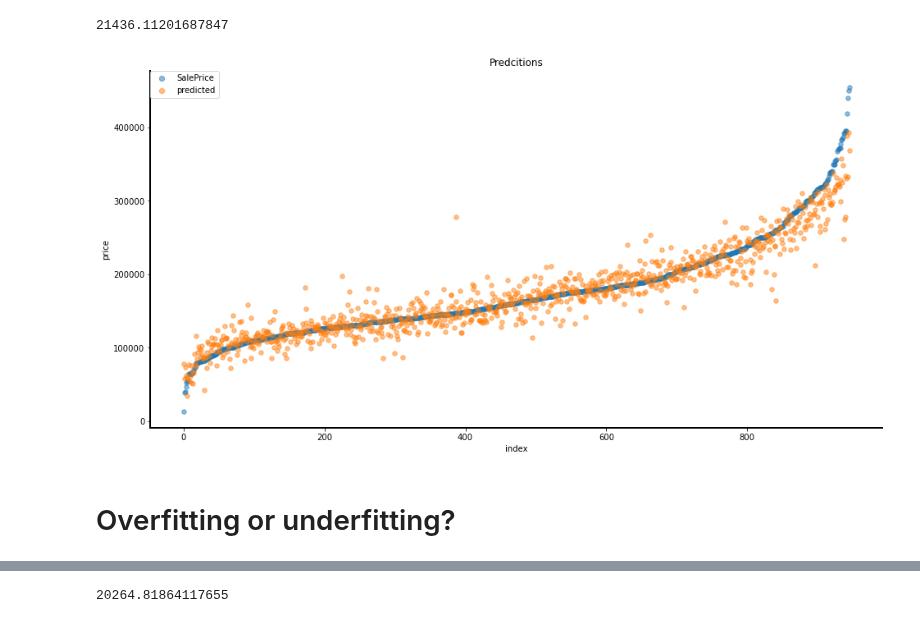
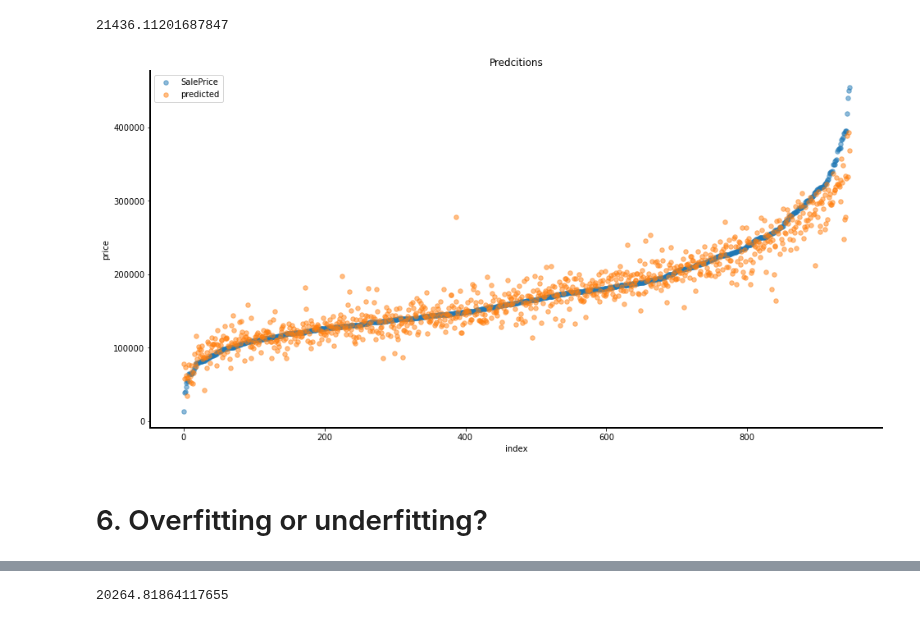
Before and after one commit to grumpyclimber/portfolio, a Jupyter notebook: ML_house_prices/houses_1-final.ipynb, the cells around one changed output, grey strips where cells are left out. Cells and saved outputs as stored; diff of their text form; code cells hidden in the pictures.

```diff
--- a/ML_house_prices/houses_1-final.ipynb
+++ b/ML_house_prices/houses_1-final.ipynb
@@ -556,28 +559,25 @@ test = iqring(test,'BsmtFin SF 1' )
 train = iqring(train,'1st Flr SF' )
 test = iqring(test,'1st Flr SF' )
 
-rmse, p = pipeline(df_train=train, df_test=test, s=select_features3)
+rmse, p1 = pipeline(df_train=train, df_test=test, s=select_features3)
 rmse
 # %% [output]
 21436.11201687847
 # %%
-test['predicted'] = p
+test['predicted'] = p1
 test = test.sort_values('SalePrice')
 test = test.reset_index()
 test = test.drop(columns='index')
 
 fig, ax = plt.subplots(figsize=(16,8))
 plt.scatter(test.index, test['SalePrice'], s=30, alpha=0.5, label='SalePrice')
 plt.scatter(test.index, test['predicted'], s=30, alpha=0.5, label='predicted')
 spines(ax,yl='price',xl='index')
 plt.title('Predcitions')
-# plt.legend()
-handles, labels = ax.get_legend_handles_labels()
-l = plt.legend(handles, labels, loc=2, borderaxespad=0)
-for el in l.legendHandles:
-    el._sizes = [40]
+plt.legend()
+
 plt.show()
 # %% [output]
-[figure, old version]
+[figure, new version]
 # %% [markdown]
-# Overfitting or underfitting?
+# 6. Overfitting or underfitting?
```
Also changed, not shown: parts of 23 cells of this notebook.
